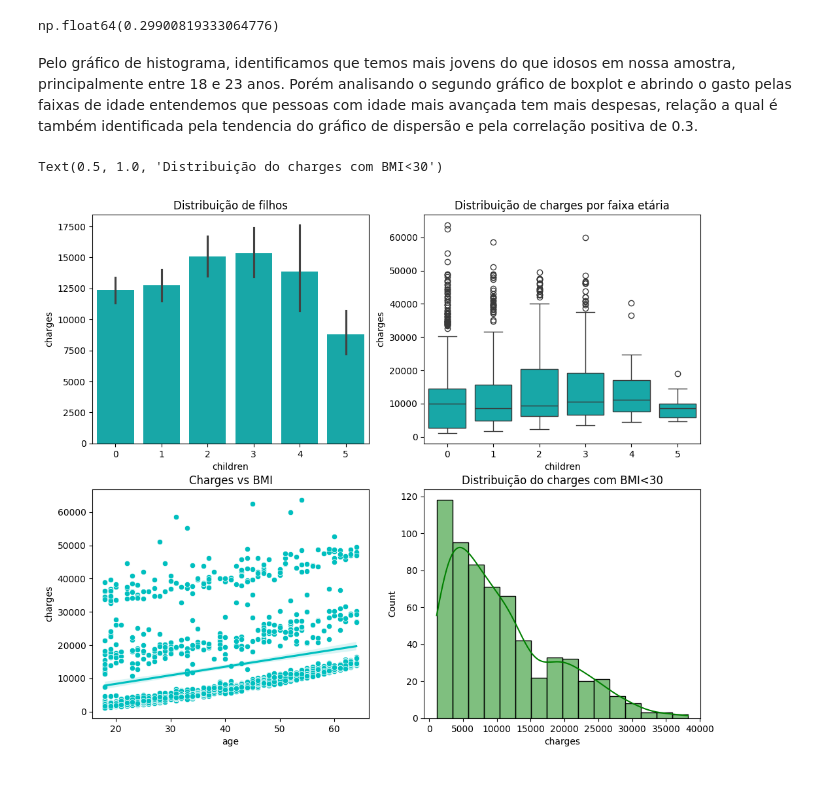
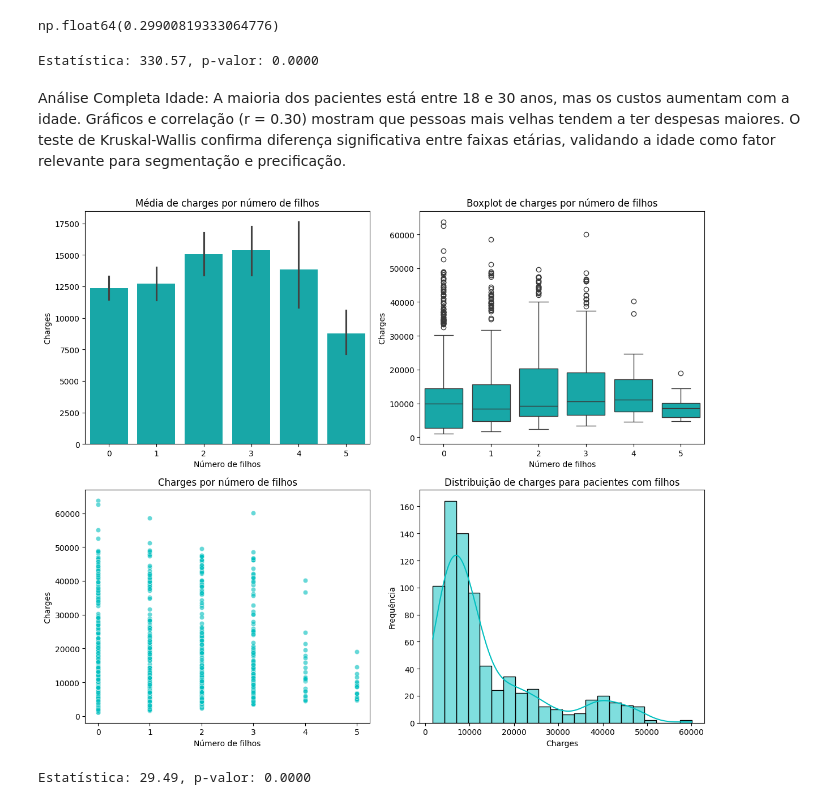
Before and after one commit to magaul/insurance, a Jupyter notebook: insurance.ipynb, the cells around one changed output. Drawn from its saved outputs; the diff is of its cells as text; code cells hidden in the pictures.

Commit message:
Adustado README e adicionado analise de charges

```diff
--- a/insurance.ipynb
+++ b/insurance.ipynb
@@ -108,0 +152,10 @@ Como vimos não tem nenhum valor nulo e temos 1338 linhas em nossa amostra. Alé
+# %%
+# Definir o limiar de top 5%
+threshold = insurance['charges'].quantile(0.95)
+
+# Criar flag binária
+insurance['high_cost_flag'] = (insurance['charges'] >= threshold).astype(int)
+
+# Verificar distribuição
+print(f'Limiar do top 5%: R${threshold:,.2f}')
+print(insurance['high_cost_flag'].value_counts())
@@ -186,26 +297,52 @@ plt.tight_layout()
 insurance.age.corr(insurance.charges)
 # %% [output]
 np.float64(0.29900819333064776)
-# %% [markdown]
-Pelo gráfico de histograma, identificamos que temos mais jovens do que idosos em nossa amostra, principalmente entre 18 e 23 anos. Porém analisando o segundo gráfico de boxplot e abrindo o gasto pelas faixas de idade entendemos que pessoas com idade mais avançada tem mais despesas, relação a qual é também identificada pela tendencia do gráfico de dispersão e pela correlação positiva de 0.3.
+# %%
+#Validar se as médias de cobrança entre as faixas etárias são estatisticamente diferentes
+grupos = [insurance[insurance['age_group'] == g]['charges'] for g in labels]
+stat, p = kruskal(*grupos)
+print(f'Estatística: {stat:.2f}, p-valor: {p:.4f}')
+# %% [output]
+Estatística: 330.57, p-valor: 0.0000
+# %% [markdown]
+Análise Completa Idade: A maioria dos pacientes está entre 18 e 30 anos, mas os custos aumentam com a idade. Gráficos e correlação (r = 0.30) mostram que pessoas mais velhas tendem a ter despesas maiores. O teste de Kruskal-Wallis confirma diferença significativa entre faixas etárias, validando a idade como fator relevante para segmentação e precificação.
 # %%
-# local e configuracao do plot
+# Local e configuração do plot
 fig, ax = plt.subplots(2, 2, figsize=(12, 10))
-# Primeiro gráfico é a distribuição do BMI
-sns.barplot(data=insurance, x='children', y='charges', ax=ax[0,0], color='c')
-ax[0,0].set_title('Distribuição de filhos')
-# Segundo gráfico é a distribuição da cobrança pelo bmi>=30
-bins = [0, 1, 2, 3, 4, 5]
-insurance['age_group'] = pd.cut(insurance['age'], bins=bins,labels=labels)
+
+# Primeiro gráfico:Barras com média de charges por número de filhos
+sns.barplot(data=insurance, x='children', y='charges', ax=ax[0,0], color='c', estimator='mean')
+ax[0,0].set_title('Média de charges por número de filhos')
+ax[0,0].set_xlabel('Número de filhos')
+ax[0,0].set_ylabel('Charges')
+
+# Segundo gráfico:Boxplot com distribuição de charges por número de filhos
 sns.boxplot(data=insurance, x='children', y='charges', ax=ax[0,1], color='c')
-ax[0,1].set_title('Distribuição de charges por faixa etária')
-#Terceiro gráfico é a dispersão entre cobrança e bmi
-sns.scatterplot(x='age', y='charges', data=insurance, ax=ax[1,0], color='c')
-sns.regplot(x='age', y='charges', data=insurance, ax=ax[1,0], scatter=False, color='c')
-ax[1,0].set_title('Charges vs BMI')
-# Quarto gráfico é a distribuição da cobrança pelo bmi<30
-sns.histplot(insurance.query("bmi<30")['charges'], ax=ax[1,1], color='g', kde=True)
-ax[1,1].set_title('Distribuição do charges com BMI<30')
+ax[0,1].set_title('Boxplot de charges por número de filhos')
+ax[0,1].set_xlabel('Número de filhos')
+ax[0,1].set_ylabel('Charges')
+
+#Terceiro gráfico:Scatterplot com linha de tendência da média
+sns.scatterplot(x='children', y='charges', data=insurance, ax=ax[1,0], color='c', alpha=0.6)
+ax[1,0].set_title('Charges por número de filhos')
+ax[1,0].set_xlabel('Número de filhos')
+ax[1,0].set_ylabel('Charges')
+
+
+# Quarto gráfico: Histograma com distribuição de charges para quem tem filhos
+sns.histplot(insurance.query("children > 0")['charges'], ax=ax[1,1], color='c', kde=True)
+ax[1,1].set_title('Distribuição de charges para pacientes com filhos')
+ax[1,1].set_xlabel('Charges')
+ax[1,1].set_ylabel('Frequência')
+
+plt.tight_layout()
+plt.show()
 # %% [output]
-Text(0.5, 1.0, 'Distribuição do charges com BMI<30')
-[figure, old version]
+[figure, new version]
+# %%
+#Teste estatístico para verificar se há diferença significativa nas médias de charges entre os diferentes números de filhos
+grupos = [insurance[insurance['children'] == i]['charges'] for i in sorted(insurance['children'].unique())]
+stat, p = kruskal(*grupos)
+print(f'Estatística: {stat:.2f}, p-valor: {p:.4f}')
+# %% [output]
+Estatística: 29.49, p-valor: 0.0000
```
Also changed, not shown: parts of 20 cells of this notebook, 1 other file.
